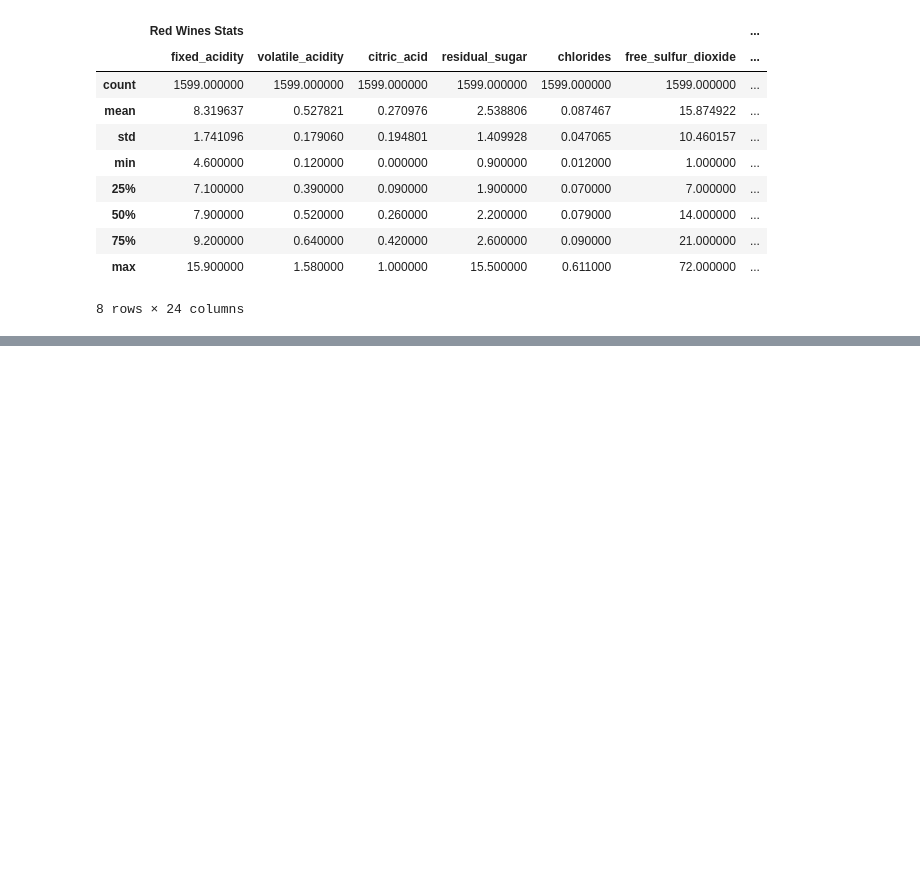
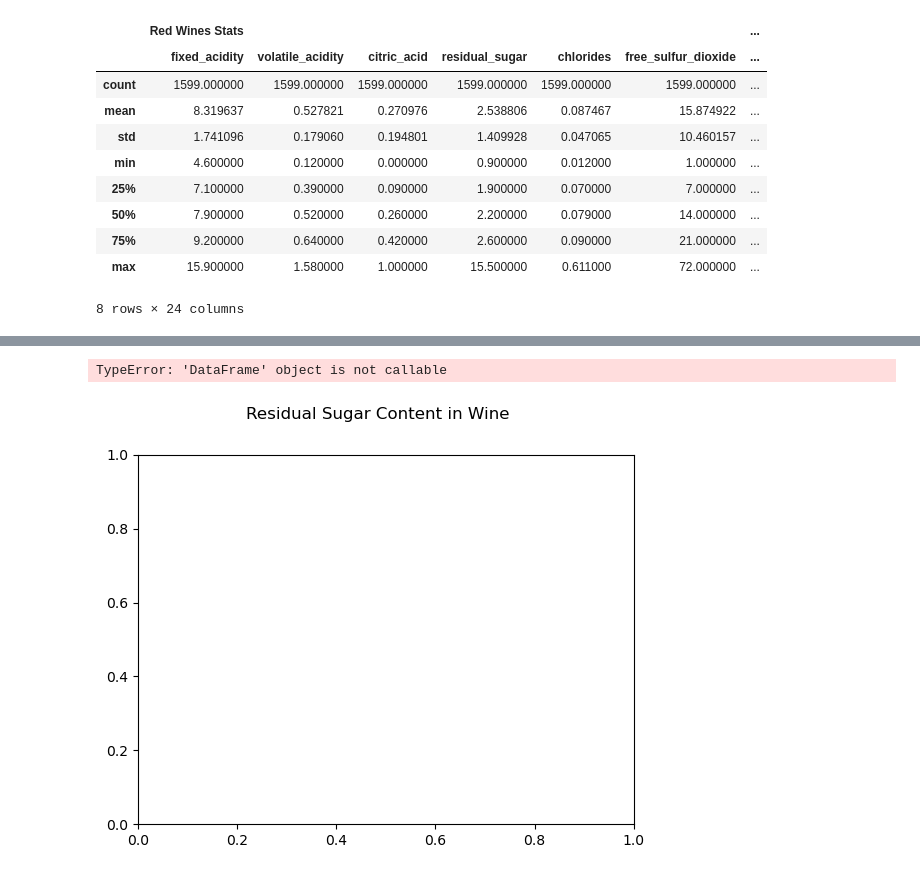
Before and after one commit to cdb8675309/Sprint-2, a Jupyter notebook: P2_S2.ipynb, the cells around one changed output, grey strips where cells are left out. Saved outputs shown, nothing was run; the diff lists cells and outputs as text; code cells hidden in the pictures; blank space fills up the shorter version.

```diff
--- a/P2_S2.ipynb
+++ b/P2_S2.ipynb
@@ -112,0 +133,15 @@ combined_wines_desc
+# %%
+#For example, take the feature named residual sugar and plot the distributions across data pertaining to red and white wine samples.
+import numpy as np
+import matplotlib.pyplot as plt
+
+#fig, (ax1, ax2) = plt.subplots(1,2, sharey=True)
+fig, axis = plt.subplots()
+fig.suptitle('Residual Sugar Content in Wine')
+
+red_wine('residual_sugar').hist(red_wine('residual_sugar'), red_wine.value_counts())
+#ax2.hist(white_wine('residual_sugar'), white_wine.value_counts())
+plt.show()
+# %% [output]
+TypeError: 'DataFrame' object is not callable
+[figure, added]
```
Also changed, not shown: parts of 3 cells of this notebook.
